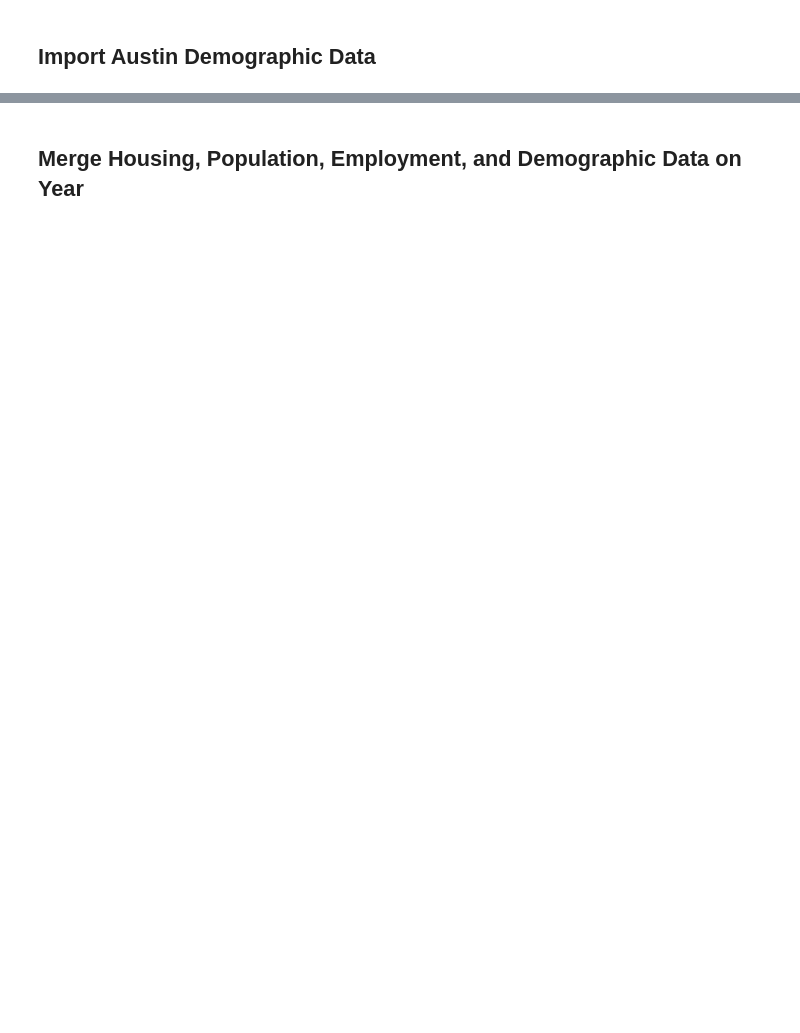
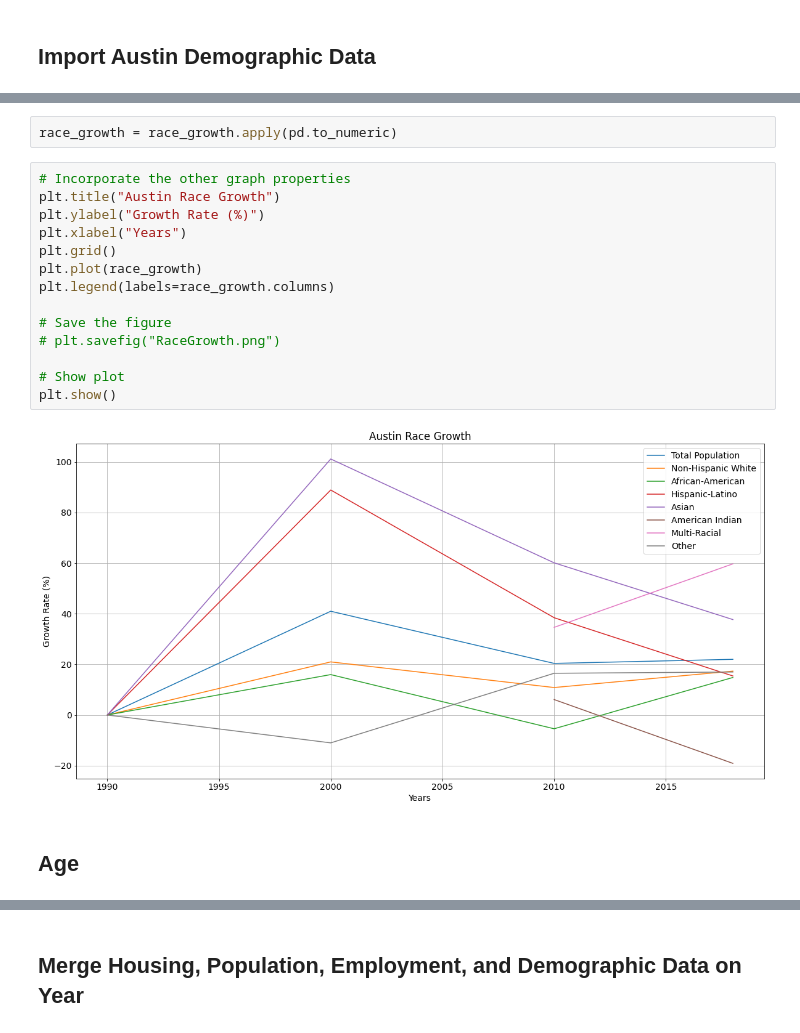
Before and after one commit to ybacoder/project-1, a Jupyter notebook: project_1.ipynb, the cells around one changed output, grey strips where cells are left out. Drawn from its saved outputs; the diff is of its cells as text; blank space fills up the shorter version.

```diff
--- a/project_1.ipynb
+++ b/project_1.ipynb
@@ -462,0 +844,20 @@ plt.show()
+# %%
+race_growth = race_growth.apply(pd.to_numeric)
+# %%
+# Incorporate the other graph properties
+plt.title("Austin Race Growth")
+plt.ylabel("Growth Rate (%)")
+plt.xlabel("Years")
+plt.grid()
+plt.plot(race_growth)
+plt.legend(labels=race_growth.columns)
+
+# Save the figure
+# plt.savefig("RaceGrowth.png")
+
+# Show plot
+plt.show()
+# %% [output]
+[figure, added]
+# %% [markdown]
+## Age
```
Also changed, not shown: parts of 65 cells of this notebook, 1 other file.
